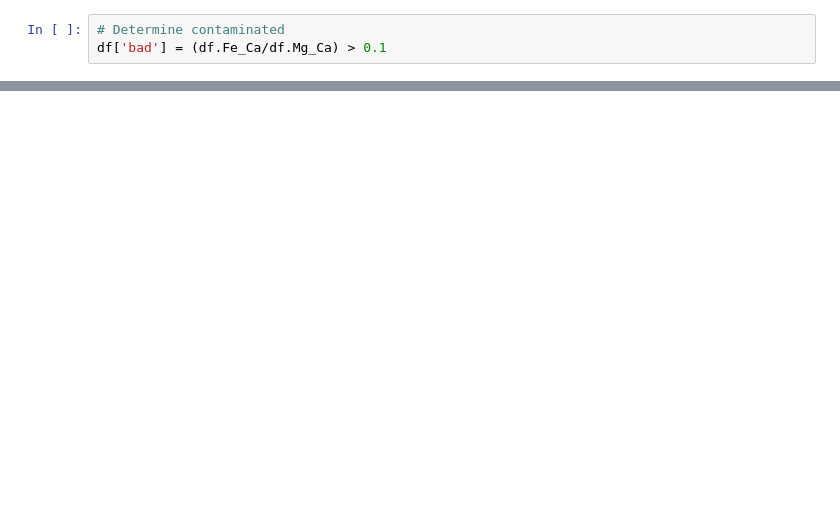
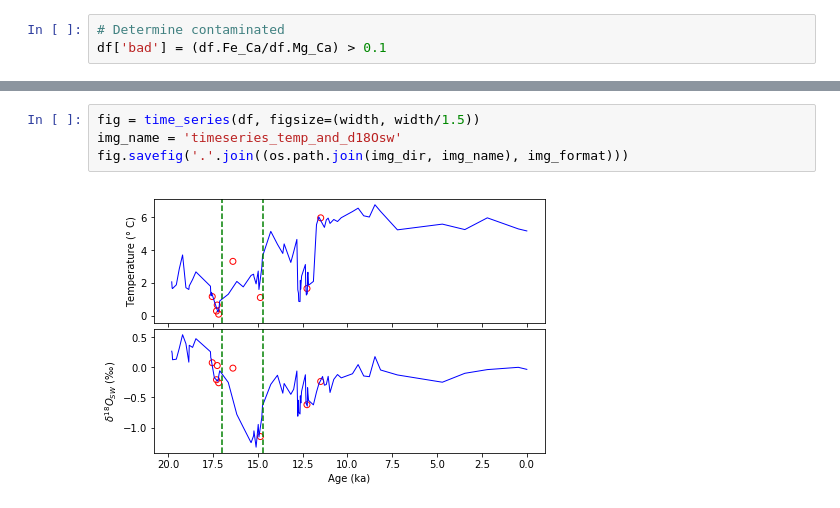
Before and after one commit to stainbank/deglacial-circulation, a Jupyter notebook: exercise1.ipynb, the cells around one changed output, grey strips where cells are left out. Drawn from its saved outputs; the diff is of its cells as text; blank space fills up the shorter version.

```diff
--- a/exercise1.ipynb
+++ b/exercise1.ipynb
@@ -73,0 +89,6 @@ plt.gca().invert_xaxis()
+# %%
+fig = time_series(df, figsize=(width, width/1.5))
+img_name = 'timeseries_temp_and_d18Osw'
+fig.savefig('.'.join((os.path.join(img_dir, img_name), img_format)))
+# %% [output]
+[figure, added]
```
Also changed, not shown: parts of 10 cells of this notebook, 2 other files.
